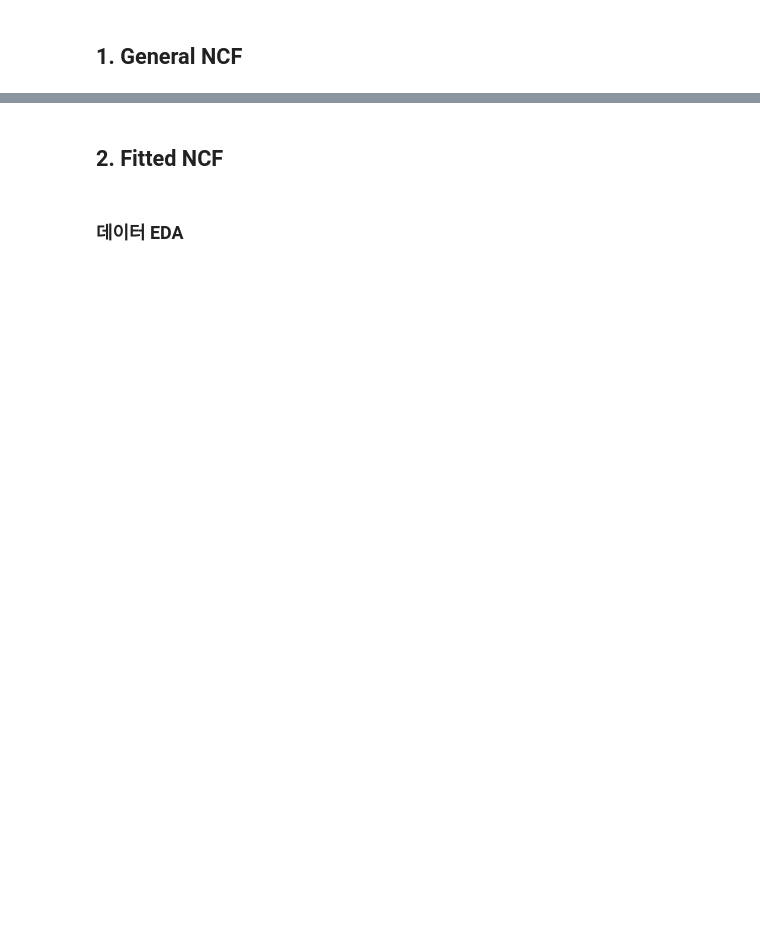
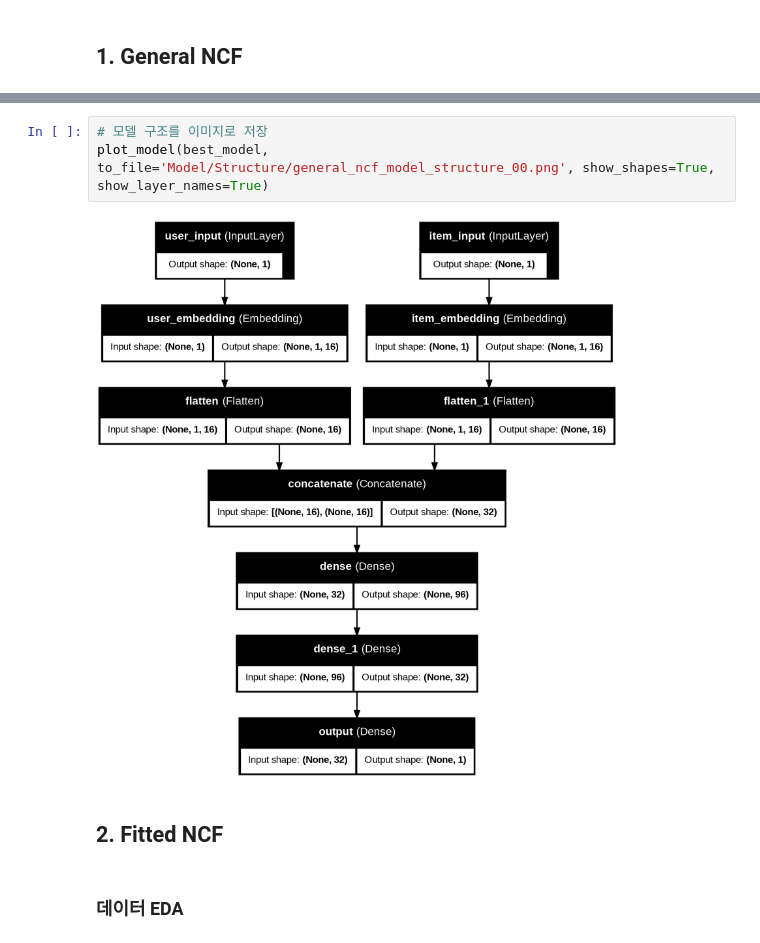
Before and after one commit to lucete171/TravelMate, a Jupyter notebook: src/code/Model.ipynb, the cells around one changed output, grey strips where cells are left out. Drawn from its saved outputs; the diff is of its cells as text; blank space fills up the shorter version.

```diff
--- a/src/code/Model.ipynb
+++ b/src/code/Model.ipynb
@@ -246,3 +309,8 @@ print(f'Predicted satisfaction for user {user_id} and item {item_id}: {predicted
+# %%
+# 모델 구조를 이미지로 저장
+plot_model(best_model, to_file='Model/Structure/general_ncf_model_structure_00.png', show_shapes=True, show_layer_names=True)
+# %% [output]
+[figure, added]
 # %% [markdown]
 ## 2. Fitted NCF
 # %% [markdown]
```
Also changed, not shown: parts of 46 cells of this notebook.
